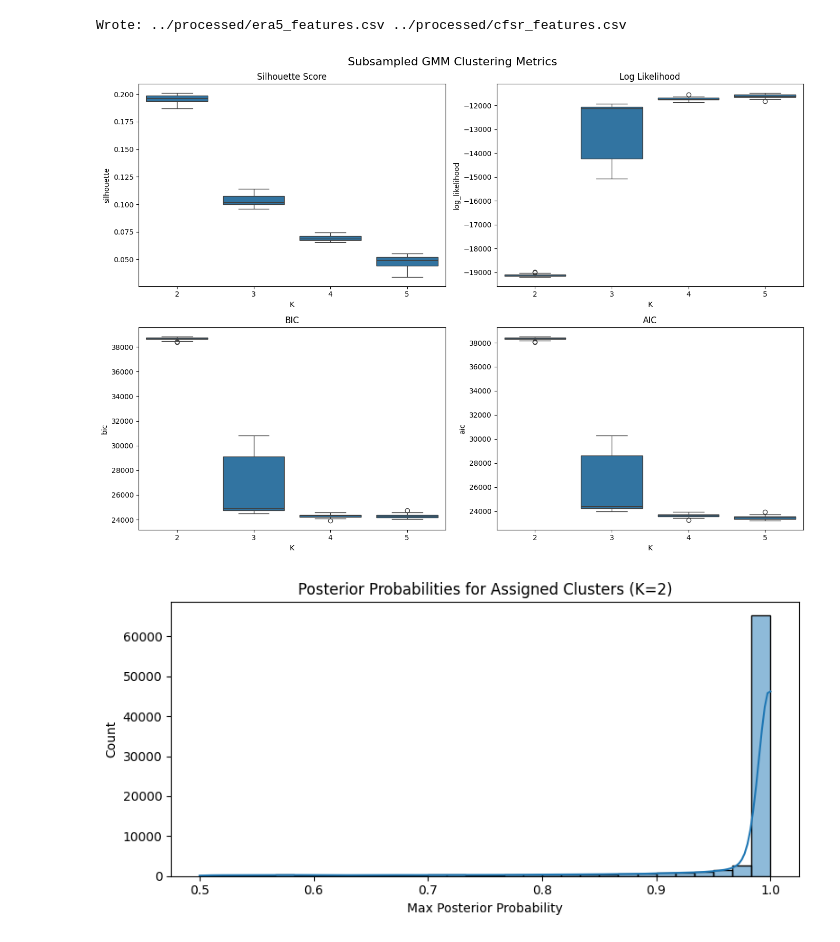
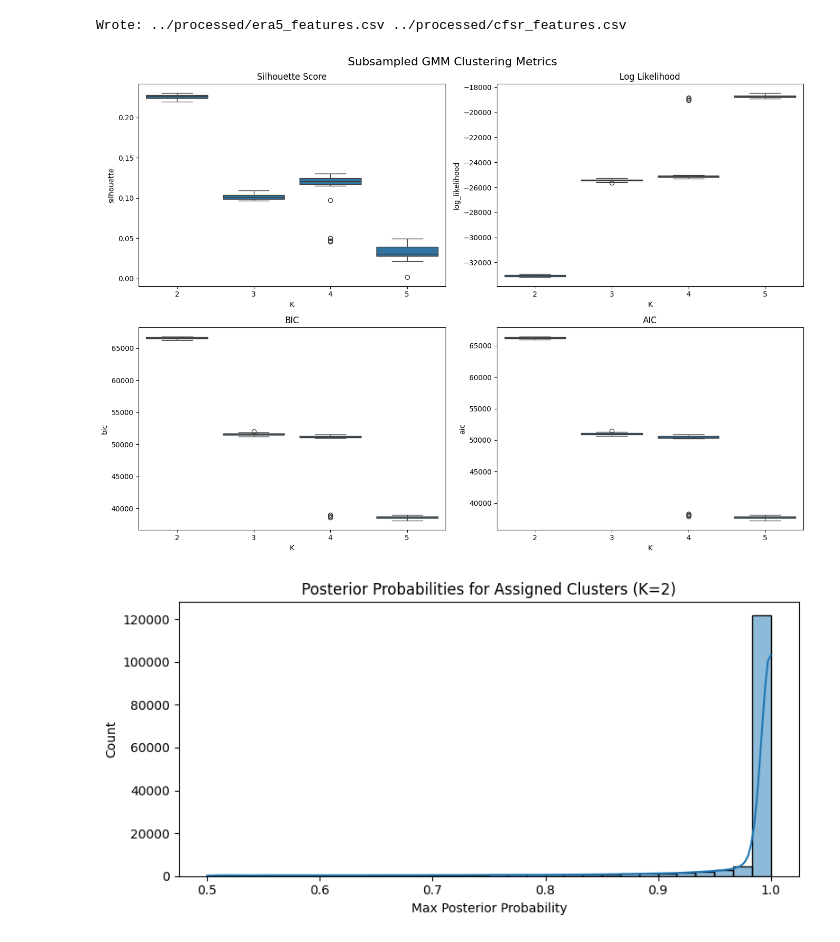
Before and after one commit to DaniJonesOcean/etc-impacts-great-lakes, a Jupyter notebook: notebooks/03_build_GMM_model.ipynb, the cells around one changed output. Drawn from its saved outputs; the diff is of its cells as text; code cells hidden in the pictures.

```diff
--- a/notebooks/03_build_GMM_model.ipynb
+++ b/notebooks/03_build_GMM_model.ipynb
@@ -115,10 +115,10 @@ X_era5 = df_era5[features_to_cluster].copy()
 X_cfsr = df_cfsr[features_to_cluster].copy()
 
 scaler = StandardScaler()
-X_cfsr_scaled = pd.DataFrame(
-    scaler.fit_transform(X_cfsr),
-    columns=X_cfsr.columns,
-    index=X_cfsr.index
+X_era5_scaled = pd.DataFrame(
+    scaler.fit_transform(X_era5),
+    columns=X_era5.columns,
+    index=X_era5.index
 )
 # %%
 # ------------------------------
@@ -132,8 +132,8 @@ results = []
 
 for k in k_range:
     for _ in range(n_subsamples):
-        sample_idx = random.sample(range(len(X_cfsr_scaled)), int(sample_frac * len(X_cfsr_scaled)))
-        X_sample = X_cfsr_scaled.iloc[sample_idx]
+        sample_idx = random.sample(range(len(X_era5_scaled)), int(sample_frac * len(X_era5_scaled)))
+        X_sample = X_era5_scaled.iloc[sample_idx]
 
         gmm = GaussianMixture(n_components=k, covariance_type='full', random_state=42, n_init=5)
         labels = gmm.fit_predict(X_sample)
@@ -170,39 +170,39 @@ plt.suptitle("Subsampled GMM Clustering Metrics", fontsize=16)
 plt.tight_layout()
 plt.show()
 # %% [output]
-[figure, old version]
+[figure, new version]
 # %%
 # ------------------------------
 # 4. Cluster Stability at K=2
 # ------------------------------
 k_best = 2
 label_matrix_k2 = []
 posterior_probs_k2 = []
 subsample_indices_k2 = []
 
 for _ in range(n_subsamples):
-    sample_idx = random.sample(range(len(X_cfsr)), int(sample_frac * len(X_cfsr)))
-    X_sample = X_cfsr.iloc[sample_idx]
+    sample_idx = random.sample(range(len(X_era5)), int(sample_frac * len(X_era5)))
+    X_sample = X_era5.iloc[sample_idx]
 
     gmm_k2 = GaussianMixture(n_components=k_best, covariance_type='full', random_state=42, n_init=5)
     gmm_k2.fit(X_sample)
     probs_k2 = gmm_k2.predict_proba(X_sample)
     labels_k2 = gmm_k2.predict(X_sample)
 
     label_matrix_k2.append(labels_k2)
     posterior_probs_k2.append(probs_k2.max(axis=1))
     subsample_indices_k2.append(sample_idx)
 
 # Plot histogram of posterior max probabilities
 plt.figure(figsize=(8, 4))
 all_probs_k2 = np.concatenate(posterior_probs_k2)
 sns.histplot(all_probs_k2, bins=30, kde=True)
 plt.title(f"Posterior Probabilities for Assigned Clusters (K={k_best})")
 plt.xlabel("Max Posterior Probability")
 plt.tight_layout()
 plt.show()
 # %% [output]
-[figure, old version]
+[figure, new version]
 # %%
 mapped_ari_scores_k2 = []
 n_runs = len(label_matrix_k2)
```
Also changed, not shown: parts of 6 cells of this notebook, 18 other files.
